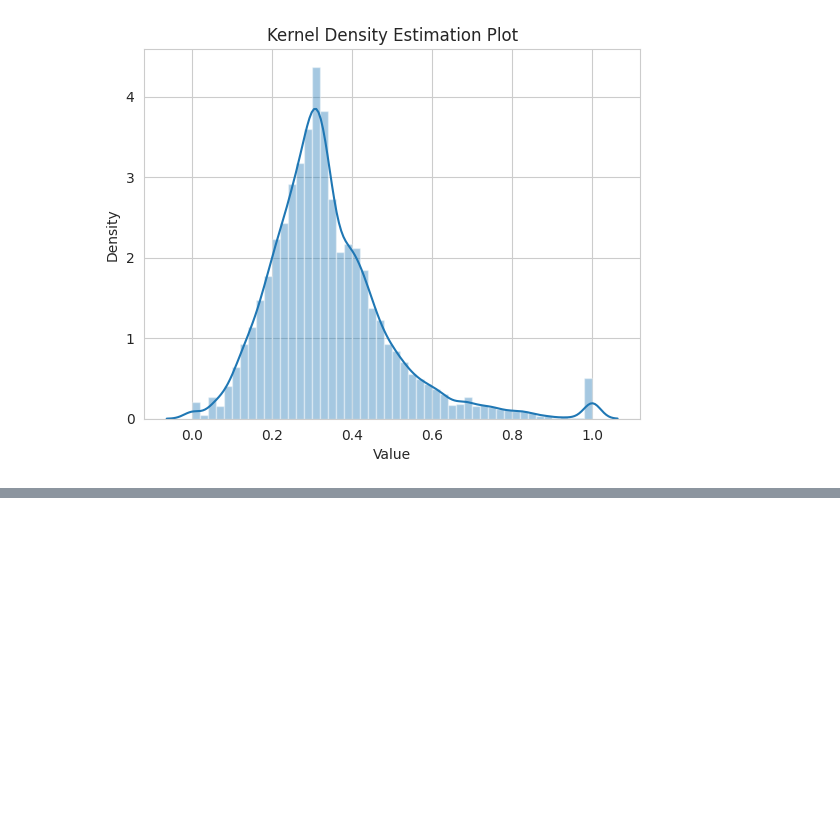
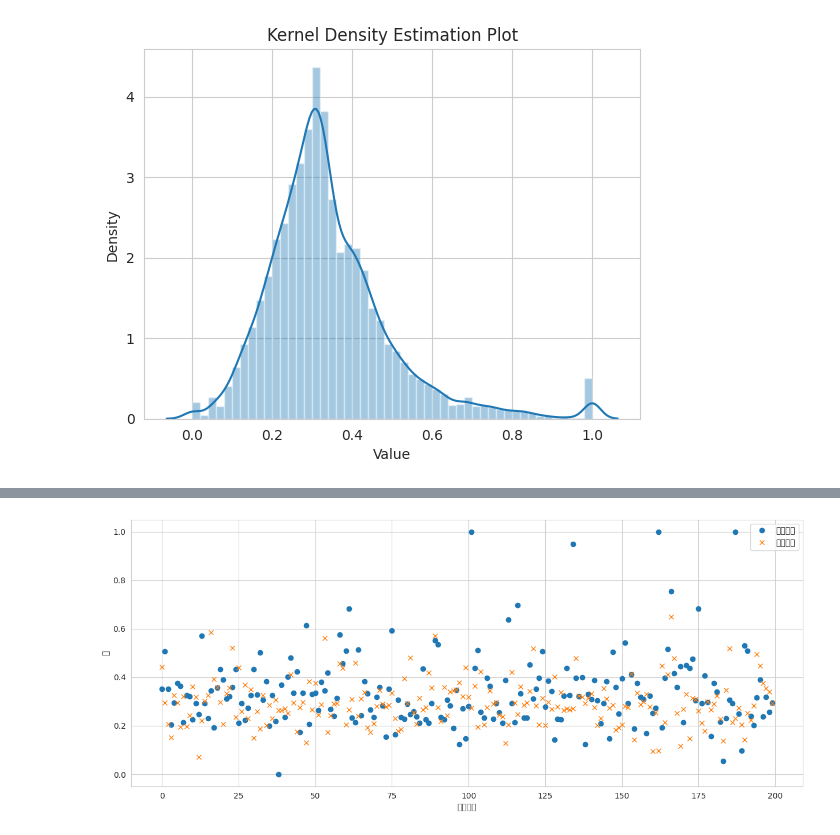
Before and after one commit to xfrx8/data-processing, a Jupyter notebook: data_cnn.ipynb, the cells around one changed output, grey strips where cells are left out. Saved outputs shown, nothing was run; the diff lists cells and outputs as text; code cells hidden in the pictures; blank space fills up the shorter version.

```diff
--- a/data_cnn.ipynb
+++ b/data_cnn.ipynb
@@ -80,6 +85,8 @@ from sklearn.model_selection import train_test_split
 from tensorflow.keras.layers import Input
 from tensorflow.keras.models import Model
 from tensorflow.keras.layers import Average
+from tensorflow.keras.callbacks import EarlyStopping, ModelCheckpoint, TensorBoard
+
 # optimizer = SGD(lr=0.001, decay=1e-6)
 # model = Sequential()
 
@@ -101,6 +108,8 @@ from tensorflow.keras.layers import Average
 # model.add(LeakyReLU(alpha=0.1))
 # model.add(Dropout(0.3))
 # model.add(Dense(1))
+tensorboard_callback = TensorBoard(log_dir="./logs", histogram_freq=1, write_graph=True, write_images=True)
+
 def create_cnn_model(input_shape):
     model = Sequential()
     model.add(Conv2D(100,  (6,1), activation='relu', input_shape=input_shape))
@@ -108,14 +117,14 @@ def create_cnn_model(input_shape):
     model.add(Conv2D(200, (5,1), activation='relu'))
     model.add(MaxPooling2D((2,1)))
     model.add(Flatten())
-    model.add(Dense(128, activation='relu'))
-    model.add(Dropout(0.3))
+    # model.add(Dense(128, activation='relu'))
+    # model.add(Dropout(0.3))
     model.add(Dense(64, activation='relu'))
     model.add(Dropout(0.3))
     model.add(Dense(32, activation='relu'))
     model.add(Dense(1, activation='linear'))  # 输出层，使用线性激活函数
     return model
 input_layer = Input(shape=(29, 1, 4))
-num_models = 5
+num_models = 2
 cnn_models = [create_cnn_model((29, 1, 4))(input_layer) for _ in range(num_models)]
 merged = Average()(cnn_models)
@@ -145,5 +167,5 @@ ________________________________________________________________________________
 # %%
 # ensemble_model= load_model("weight/weight_MSE_w_20799_GFP.h5")
 # %%
-history = ensemble_model.fit(X_train,y_train,epochs=100,batch_size=256,validation_split=0.1)
+history = ensemble_model.fit(X_train,y_train,epochs=1000,batch_size=256,validation_split=0.1,callbacks=[tensorboard_callback])
 # %% [output]
@@ -200,10 +224,10 @@ plt.show()
 # %%
-ensemble_model= load_model("weight/weight_MSE_w_20799_normalization.h5")
+# ensemble_model= load_model("weight/weight_MSE_w_20799_normalization.h5")
 # %%
 import matplotlib.pyplot as plt
 
 # 使用模型进行预测
-y_pred =ensemble_model.predict(X_test[:500])
+y_pred =ensemble_model.predict(X_test[:200])
 
 # 将预测值和真实值提取出来
 y_pred = y_pred.flatten()  # 将预测值展平成一维数组
@@ -226,3 +250,4 @@ plt.legend()
 
 # 显示图形
 plt.show()
+# %% [output]
@@ -229,3 +256,4 @@ plt.show()
+[figure, added]
 # %%
 y_true_sorted =y_true
 y_pred_sorted =y_pred
```
Also changed, not shown: parts of 7 cells of this notebook, 2 other files.
